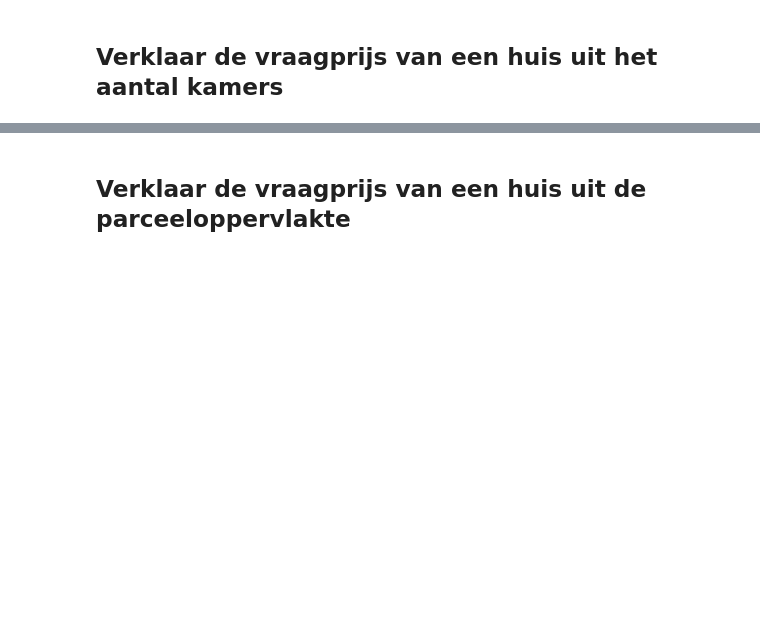
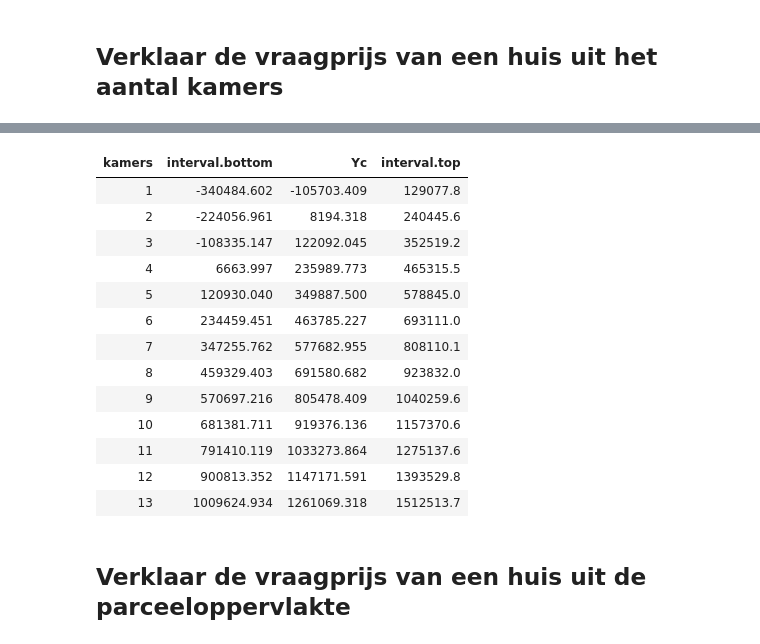
Before and after one commit to darkeclipz/multivariate-statistiek, a Jupyter notebook: TW2_MVS_woningen.ipynb, the cells around one changed output, grey strips where cells are left out. Drawn from its saved outputs; the diff is of its cells as text; code cells hidden in the pictures; blank space fills up the shorter version.

```diff
--- a/TW2_MVS_woningen.ipynb
+++ b/TW2_MVS_woningen.ipynb
@@ -84,3 +99,20 @@ F-statistic: 301.4 on 1 and 118 DF,  p-value: < 2.2e-16
+# %%
+data.frame(kamers, interval.bottom, Yc, interval.top)
+# %% [output]
+| kamers | interval.bottom | Yc | interval.top |
+| 1 | -340484.602 | -105703.409 | 129077.8 |
+| 2 | -224056.961 | 8194.318 | 240445.6 |
+| 3 | -108335.147 | 122092.045 | 352519.2 |
+| 4 | 6663.997 | 235989.773 | 465315.5 |
+| 5 | 120930.040 | 349887.500 | 578845.0 |
+| 6 | 234459.451 | 463785.227 | 693111.0 |
+| 7 | 347255.762 | 577682.955 | 808110.1 |
+| 8 | 459329.403 | 691580.682 | 923832.0 |
+| 9 | 570697.216 | 805478.409 | 1040259.6 |
+| 10 | 681381.711 | 919376.136 | 1157370.6 |
+| 11 | 791410.119 | 1033273.864 | 1275137.6 |
+| 12 | 900813.352 | 1147171.591 | 1393529.8 |
+| 13 | 1009624.934 | 1261069.318 | 1512513.7 |
 # %% [markdown]
 ## Verklaar de vraagprijs van een huis uit de parceeloppervlakte
 # %%
```
Also changed, not shown: parts of 10 cells of this notebook, 3 other files.
